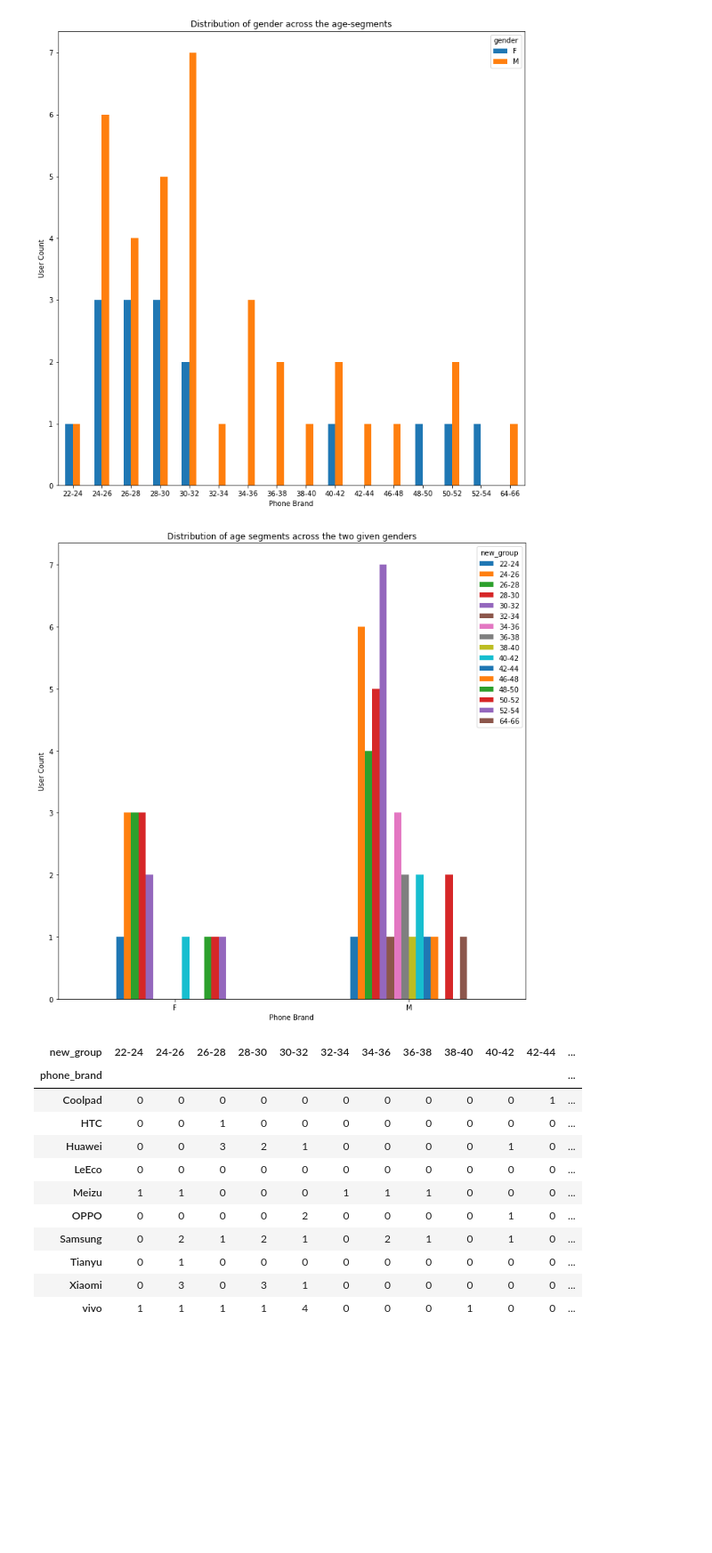
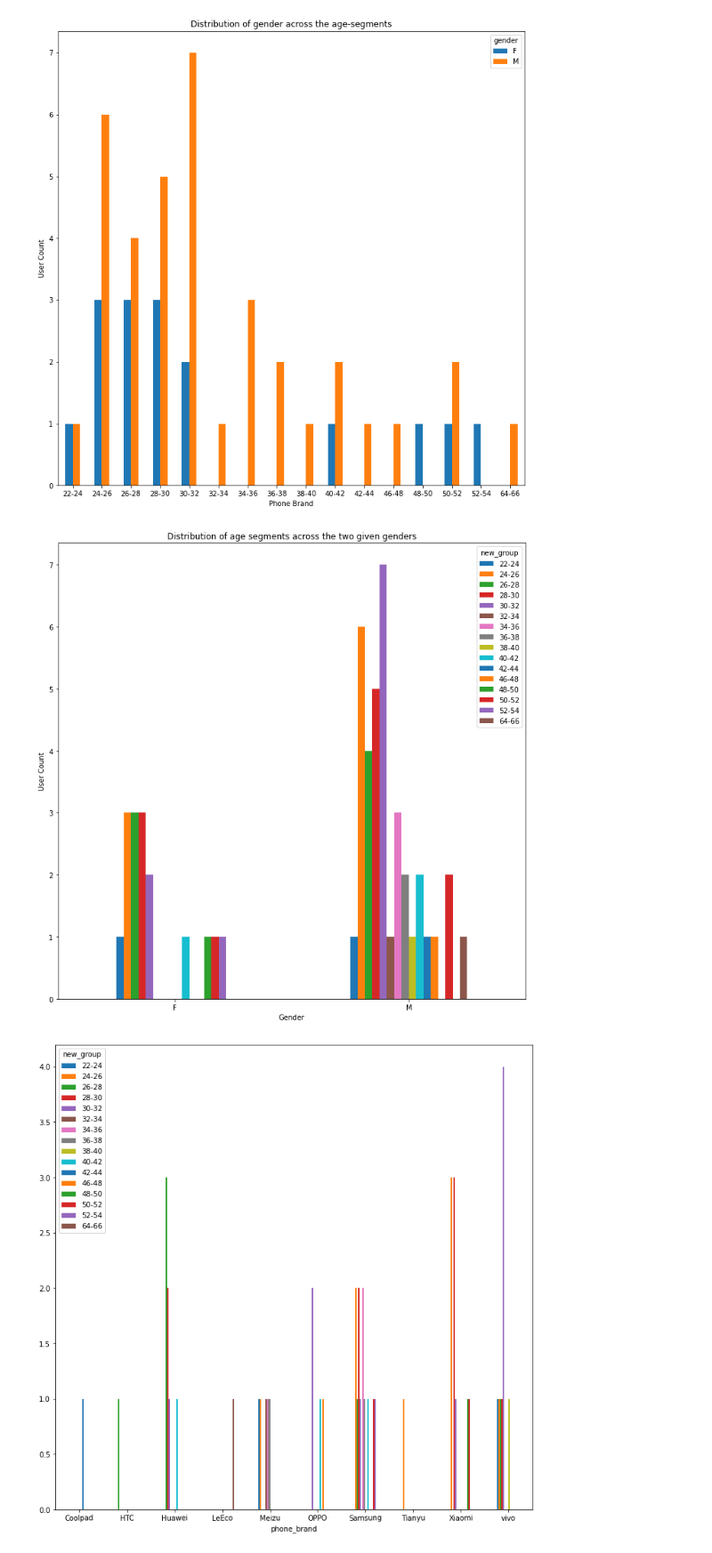
Before and after one commit to Drakus98/Capstone_1, a Jupyter notebook: Capstone_Project.ipynb, the cells around one changed output. Shown at 89% size. Cells and saved outputs as stored; diff of their text form; code cells hidden in the pictures; blank space fills up the shorter version.

```diff
--- a/Capstone_Project.ipynb
+++ b/Capstone_Project.ipynb
@@ -487,34 +473,24 @@ plt.show()
 # %%
 # Assessing Q7 from Week 3
 dfq7 = dfm.drop_duplicates(subset = 'device_id', keep = 'first')[['gender','phone_brand','new_group']]
 dfq7=dfq7[dfq7['gender'].notnull()]
 dfq7['phone_brand'] = dfq7['phone_brand'].map(eng_names)
 
 q7_cross1 = pd.crosstab(dfq7['gender'],dfq6['new_group'])
 q7_fig1 = q7_cross1.plot.bar(rot=1)
-plt.xlabel('Phone Brand')
+plt.xlabel('Gender')
 plt.ylabel('User Count')
 plt.title('Distribution of age segments across the two given genders')
 plt.show()
 
 # There are so few users and so many age segments (both the given segments as well as the ones we made)
 # that no meaningful analysis can be made when creating a matrix of age segments and phone brands.
 q7_cross2 = pd.crosstab(dfq6['phone_brand'],dfq5['new_group'])
-q7_cross2
+#q7_cross2
+q7_fig2 = q7_cross2.plot.bar(rot=1)
 # %% [output]
-[figure, old version]
+[figure, new version]
-| new_group | 22-24 | 24-26 | 26-28 | 28-30 | 30-32 | 32-34 | 34-36 | 36-38 | 38-40 | 40-42 | 42-44 | ... |
-| phone_brand |  |  |  |  |  |  |  |  |  |  |  | ... |
-| Coolpad | 0 | 0 | 0 | 0 | 0 | 0 | 0 | 0 | 0 | 0 | 1 | ... |
-| HTC | 0 | 0 | 1 | 0 | 0 | 0 | 0 | 0 | 0 | 0 | 0 | ... |
-| Huawei | 0 | 0 | 3 | 2 | 1 | 0 | 0 | 0 | 0 | 1 | 0 | ... |
-| LeEco | 0 | 0 | 0 | 0 | 0 | 0 | 0 | 0 | 0 | 0 | 0 | ... |
-| Meizu | 1 | 1 | 0 | 0 | 0 | 1 | 1 | 1 | 0 | 0 | 0 | ... |
-| OPPO | 0 | 0 | 0 | 0 | 2 | 0 | 0 | 0 | 0 | 1 | 0 | ... |
-| Samsung | 0 | 2 | 1 | 2 | 1 | 0 | 2 | 1 | 0 | 1 | 0 | ... |
-| Tianyu | 0 | 1 | 0 | 0 | 0 | 0 | 0 | 0 | 0 | 0 | 0 | ... |
-| Xiaomi | 0 | 3 | 0 | 3 | 1 | 0 | 0 | 0 | 0 | 0 | 0 | ... |
-| vivo | 1 | 1 | 1 | 1 | 4 | 0 | 0 | 0 | 1 | 0 | 0 | ... |
+[figure, added]
 # %%
 # Assessing Q8 from Week 3
 # Converts the strings in the original database to a better format.
```
Also changed, not shown: parts of 6 cells of this notebook, 2 other files.
